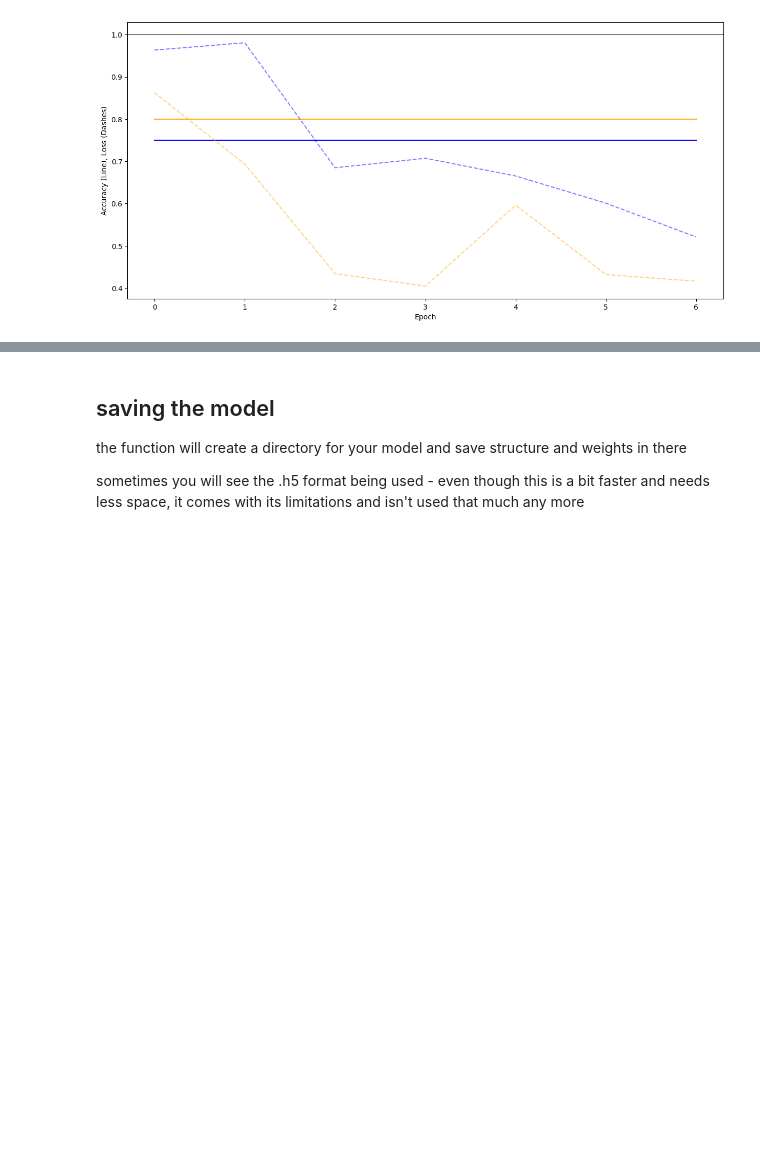
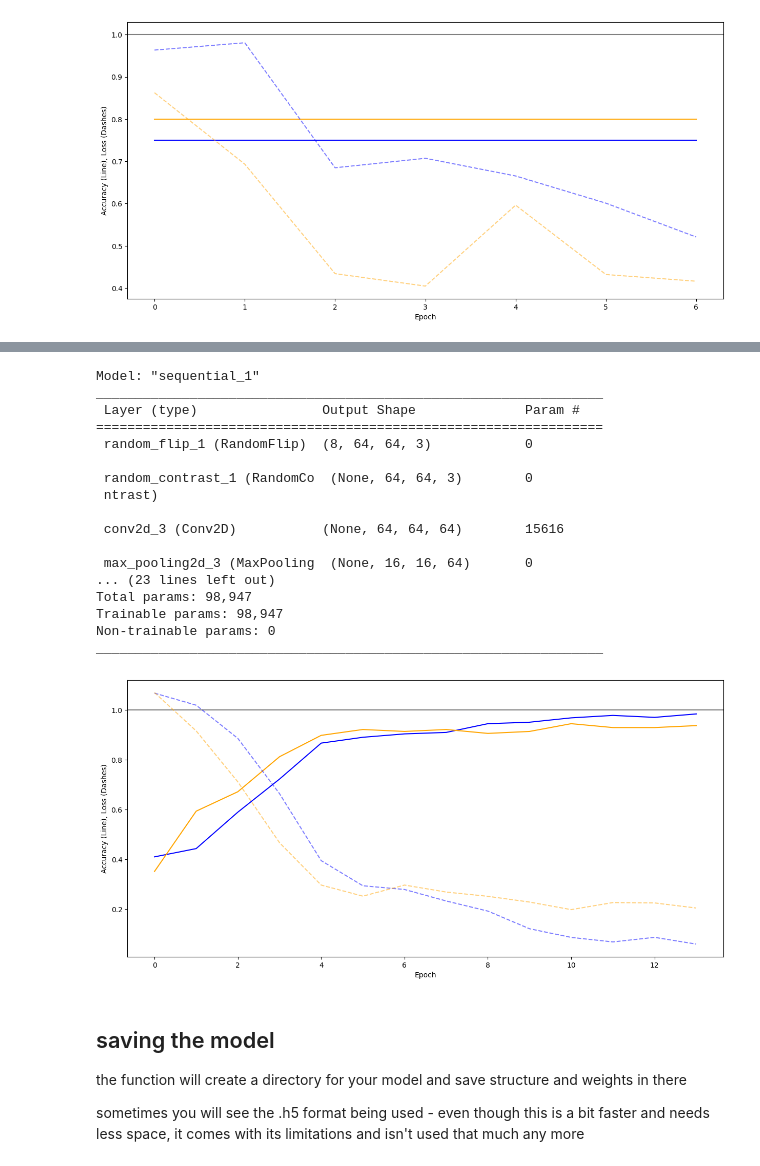
Before and after one commit to ITT23/assignment-05-cnn-Rusi91, a Jupyter notebook: 01-hyperparameters/hyperparameters.ipynb, the cells around one changed output, grey strips where cells are left out. Saved outputs shown, nothing was run; the diff lists cells and outputs as text; code cells hidden in the pictures; blank space fills up the shorter version.

```diff
--- a/01-hyperparameters/hyperparameters.ipynb
+++ b/01-hyperparameters/hyperparameters.ipynb
@@ -464,3 +590,24 @@ _________________________________________________________________
+# %%
+show_training_results(history, model)
+# %% [output]
+Model: "sequential_1"
+_________________________________________________________________
+ Layer (type)                Output Shape              Param #
+=================================================================
+ random_flip_1 (RandomFlip)  (8, 64, 64, 3)            0
+
+ random_contrast_1 (RandomCo  (None, 64, 64, 3)        0
+ ntrast)
+
+ conv2d_3 (Conv2D)           (None, 64, 64, 64)        15616
+
+ max_pooling2d_3 (MaxPooling  (None, 16, 16, 64)       0
+... (23 lines left out)
+Total params: 98,947
+Trainable params: 98,947
+Non-trainable params: 0
+_________________________________________________________________
+[figure, added]
 # %% [markdown]
 ## saving the model
 
```
Also changed, not shown: parts of 30 cells of this notebook.
